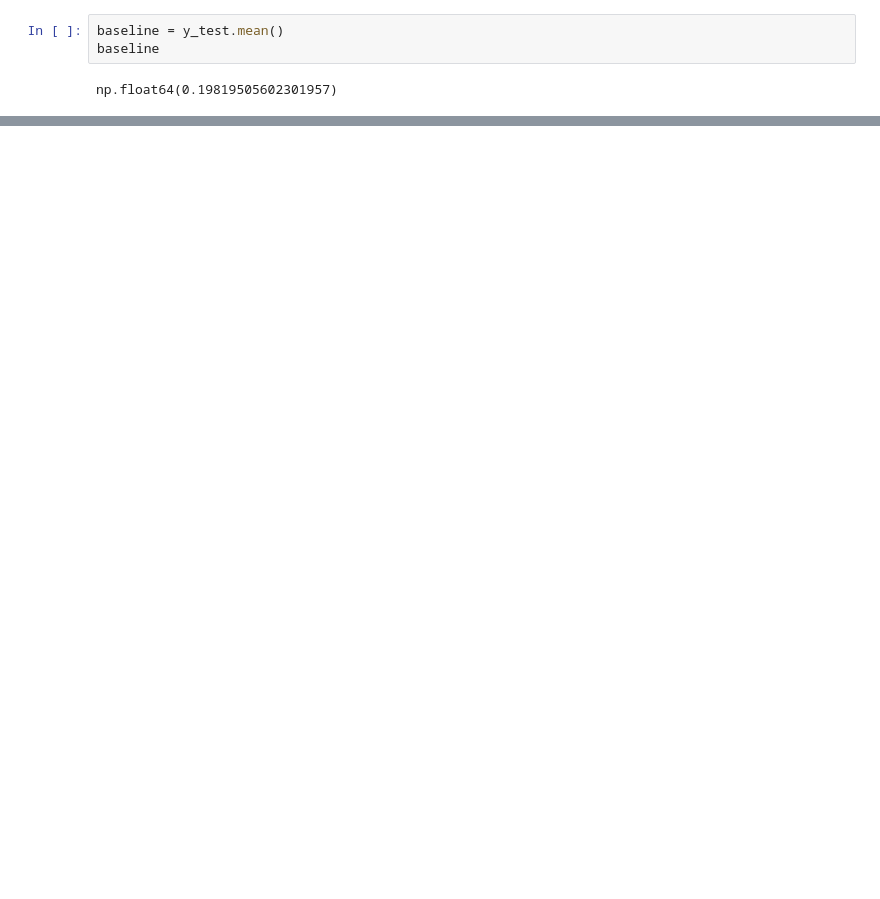
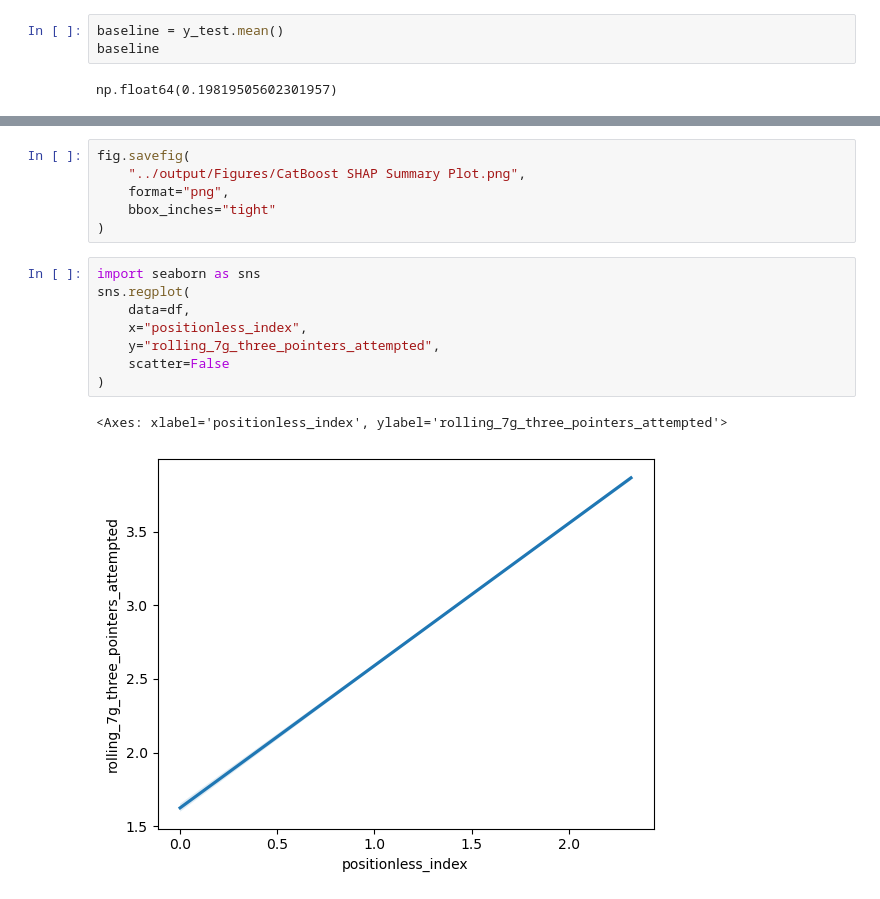
Before and after one commit to vedanttapiavala/positionless-NBA-analytics, a Jupyter notebook: code/014_injury_prediction.ipynb, the cells around one changed output, grey strips where cells are left out. Cells and saved outputs as stored; diff of their text form; blank space fills up the shorter version.

Commit message:
Positionless Index Nonlinear Effect

```diff
--- a/code/014_injury_prediction.ipynb
+++ b/code/014_injury_prediction.ipynb
@@ -421,0 +435,17 @@ shap.summary_plot(shap_values, X_test)
+# %%
+fig.savefig(
+    "../output/Figures/CatBoost SHAP Summary Plot.png",
+    format="png",
+    bbox_inches="tight"
+)
+# %%
+import seaborn as sns
+sns.regplot(
+    data=df,
+    x="positionless_index",
+    y="rolling_7g_three_pointers_attempted",
+    scatter=False
+)
+# %% [output]
+<Axes: xlabel='positionless_index', ylabel='rolling_7g_three_pointers_attempted'>
+[figure, added]
```
Also changed, not shown: parts of 13 cells of this notebook.
